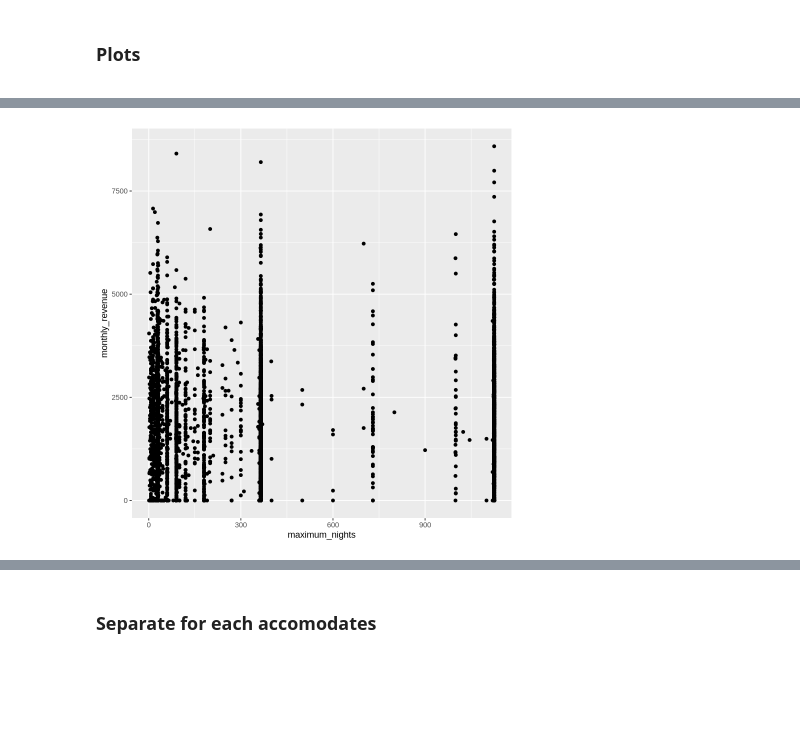
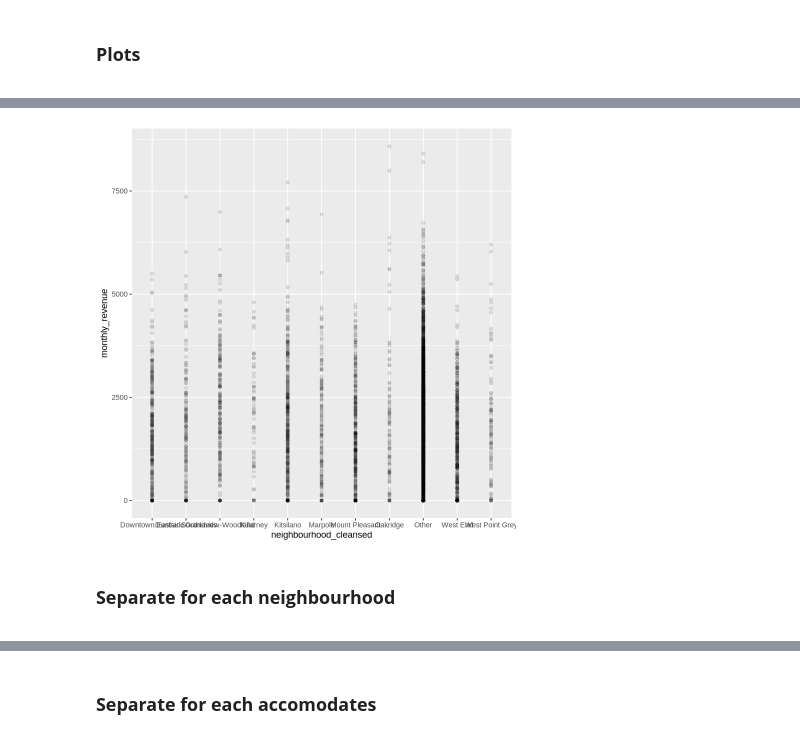
Before and after one commit to amahaj02/WIDS-Case-Comp, a Jupyter notebook: sidd.ipynb, the cells around one changed output, grey strips where cells are left out. Drawn from its saved outputs; the diff is of its cells as text; code cells hidden in the pictures; blank space fills up the shorter version.

```diff
--- a/sidd.ipynb
+++ b/sidd.ipynb
@@ -169,14 +149,35 @@ A data.frame: 6 × 2
 # %% [markdown]
 **<h3>Plots</h3>**
 # %%
-plot_data <- select_if(read.csv("train.csv") %>%
+plot_data <- read.csv("train.csv") %>%
     mutate(price = substr(price, 2, nchar(price)),
           host_response_rate = substr(host_response_rate, 1, nchar(host_response_rate) - 1),
           host_acceptance_rate = substr(host_acceptance_rate, 1, nchar(host_acceptance_rate) - 1),
           price = as.numeric(price),
           host_response_rate = as.numeric(host_response_rate),
-          host_acceptance_rate = as.numeric(host_acceptance_rate)), is.numeric)
-names(plot_data)
+          host_acceptance_rate = as.numeric(host_acceptance_rate)) %>%
+    select(-X, -id, -name, -neighborhood_overview, -host_id, -host_name,
+           -neighbourhood, -latitude, -longitude, host_response_time, host_response_rate, host_acceptance_rate,
+           host_is_superhost, host_listings_count, host_total_listings_count, -bathrooms, -bedrooms, -amenities,
+          minimum_nights, maximum_nights, minimum_nights_avg_ntm, maximum_nights_avg_ntm,
+          review_scores_rating, review_scores_accuracy, review_scores_cleanliness, review_scores_checkin,
+           review_scores_communication, review_scores_location, review_scores_value, number_of_reviews,
+           number_of_reviews_ltm, calculated_host_listings_count, reviews_per_month, neighbourhood_cleansed,
+           property_type, room_type) %>%
+    mutate(property_type = if_else(property_type %in% c("Camper/RV", "Entire home",
+                                                        "Entire villa", "Private room in bungalow", "Private room in condo",
+                                                        "Room in hotel"),
+                                  property_type,
+                                  "Other"),
+          neighbourhood_cleansed = if_else(neighbourhood_cleansed %in% c("Downtown Eastside", "Dunbar Southlands",
+                                                                         "Grandview-Woodland", "Killarney", "Kitsilano",
+                                                                         "Marpole", "Mount Pleasant", "Oakridge",
+                                                                         "West End", "West Point Grey"),
+                                          neighbourhood_cleansed,
+                                          "Other"),
+          room_type = if_else(room_type %in% c("Private room", "Shared room"),
+                             room_type,
+                             "Other"))
 # %% [output]
 Warning message:
 “There was 1 warning in `mutate()`.
@@ -202,5 +187,7 @@ Caused by warning:
 # %%
-ggplot(data = plot_data, mapping = aes(x = maximum_nights, y = monthly_revenue)) +
-    geom_point()
+ggplot(data = plot_data, mapping = aes(x = neighbourhood_cleansed, y = monthly_revenue)) +
+    geom_point(alpha = 0.1)
 # %% [output]
-[figure, old version]
+[figure, new version]
+# %% [markdown]
+**<h3>Separate for each neighbourhood</h3>**
```
Also changed, not shown: parts of 9 cells of this notebook.
